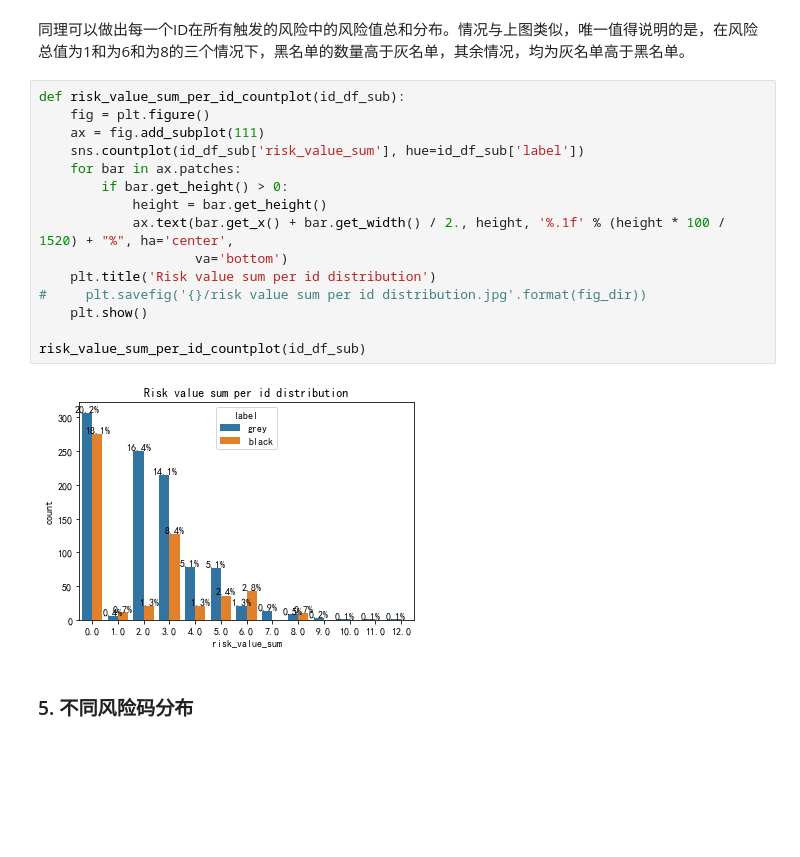
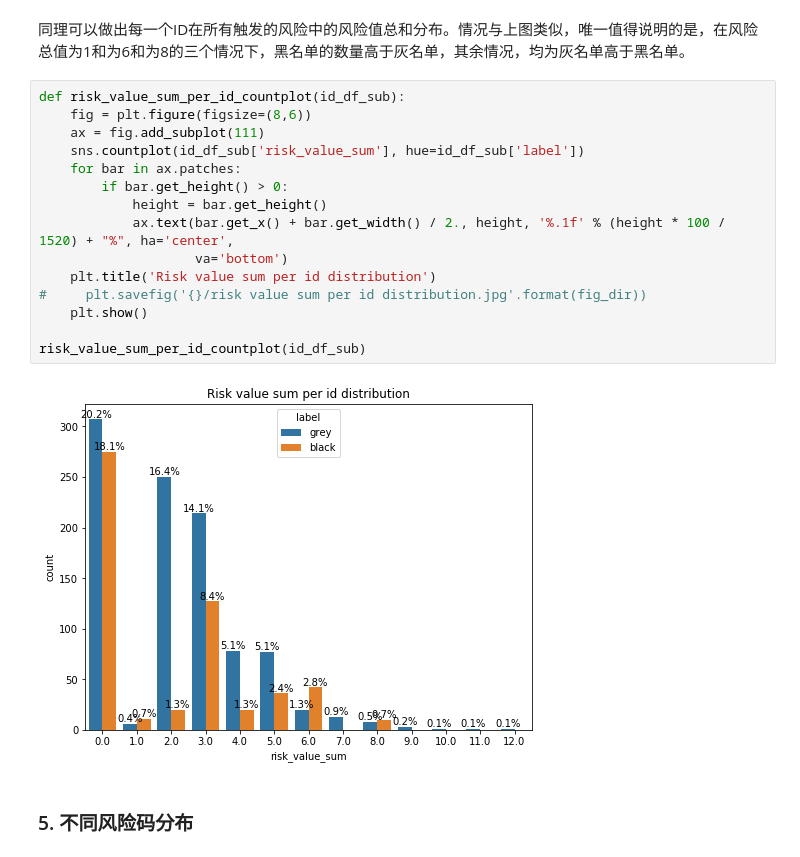
Before and after one commit to XuJ/PythonProgramming, a Jupyter notebook: wechat_report.ipynb, the cells around one changed output. Drawn from its saved outputs; the diff is of its cells as text; blank space fills up the shorter version.

```diff
--- a/wechat_report.ipynb
+++ b/wechat_report.ipynb
@@ -172,21 +172,21 @@ risk_code_number_per_id_countplot(id_df_sub)
 同理可以做出每一个ID在所有触发的风险中的风险值总和分布。情况与上图类似，唯一值得说明的是，在风险总值为1和为6和为8的三个情况下，黑名单的数量高于灰名单，其余情况，均为灰名单高于黑名单。
 # %%
 def risk_value_sum_per_id_countplot(id_df_sub):
-    fig = plt.figure()
+    fig = plt.figure(figsize=(8,6))
     ax = fig.add_subplot(111)
     sns.countplot(id_df_sub['risk_value_sum'], hue=id_df_sub['label'])
     for bar in ax.patches:
         if bar.get_height() > 0:
             height = bar.get_height()
             ax.text(bar.get_x() + bar.get_width() / 2., height, '%.1f' % (height * 100 / 1520) + "%", ha='center',
                     va='bottom')
     plt.title('Risk value sum per id distribution')
 #     plt.savefig('{}/risk value sum per id distribution.jpg'.format(fig_dir))
     plt.show()
 
 risk_value_sum_per_id_countplot(id_df_sub)
 # %% [output]
-[figure, old version]
+[figure, new version]
 # %% [markdown]
 ### 5. 不同风险码分布
 # %% [markdown]
```
Also changed, not shown: parts of 16 cells of this notebook, 1 other file.
